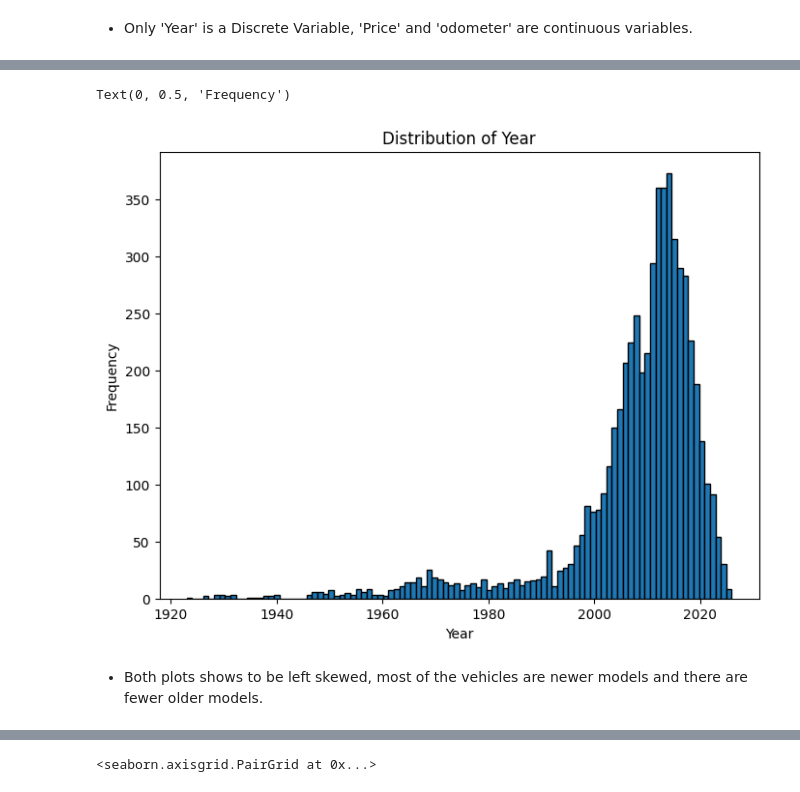
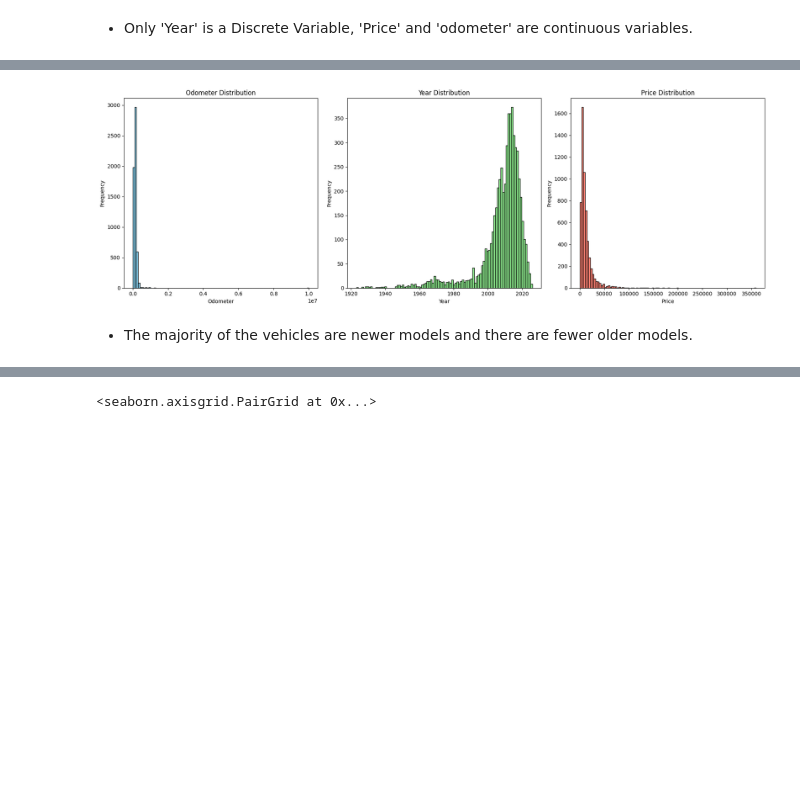
Before and after one commit to EliasSaavedraDS/Recommender-System, a Jupyter notebook: notebook/EDA AttributesTable.ipynb, the cells around one changed output, grey strips where cells are left out. Drawn from its saved outputs; the diff is of its cells as text; code cells hidden in the pictures; blank space fills up the shorter version.

```diff
--- a/notebook/EDA AttributesTable.ipynb
+++ b/notebook/EDA AttributesTable.ipynb
@@ -443,11 +402,23 @@ Text(0, 0.5, 'Density')
-# %%
-plt.figure(figsize=(8, 6))
-plt.hist(df_copy['Year'], bins=100, edgecolor='black')
-plt.title('Distribution of Year')
-plt.xlabel('Year')
-plt.ylabel('Frequency')
-# %% [output]
-Text(0, 0.5, 'Frequency')
-[figure, removed]
+# %%
+fig, axes = plt.subplots(1, 3, figsize=(18, 6))
+
+axes[0].hist(df_copy['odometer'], bins=100, color='skyblue', edgecolor='black')
+axes[0].set_title('Odometer Distribution')
+axes[0].set_xlabel('Odometer')
+axes[0].set_ylabel('Frequency')
+
+axes[1].hist(df_copy['Year'], bins=100, color='lightgreen', edgecolor='black')
+axes[1].set_title('Year Distribution')
+axes[1].set_xlabel('Year')
+axes[1].set_ylabel('Frequency')
+
+axes[2].hist(df_copy['Price'], bins=100, color='salmon', edgecolor='black')
+axes[2].set_title('Price Distribution')
+axes[2].set_xlabel('Price')
+axes[2].set_ylabel('Frequency')
+
+plt.tight_layout()
+# %% [output]
+[figure, added]
 # %% [markdown]
-* Both plots shows to be left skewed, most of the vehicles are newer models and there are fewer older models.
+* The majority of the vehicles are newer models and there are fewer older models.
```
Also changed, not shown: parts of 52 cells of this notebook.
